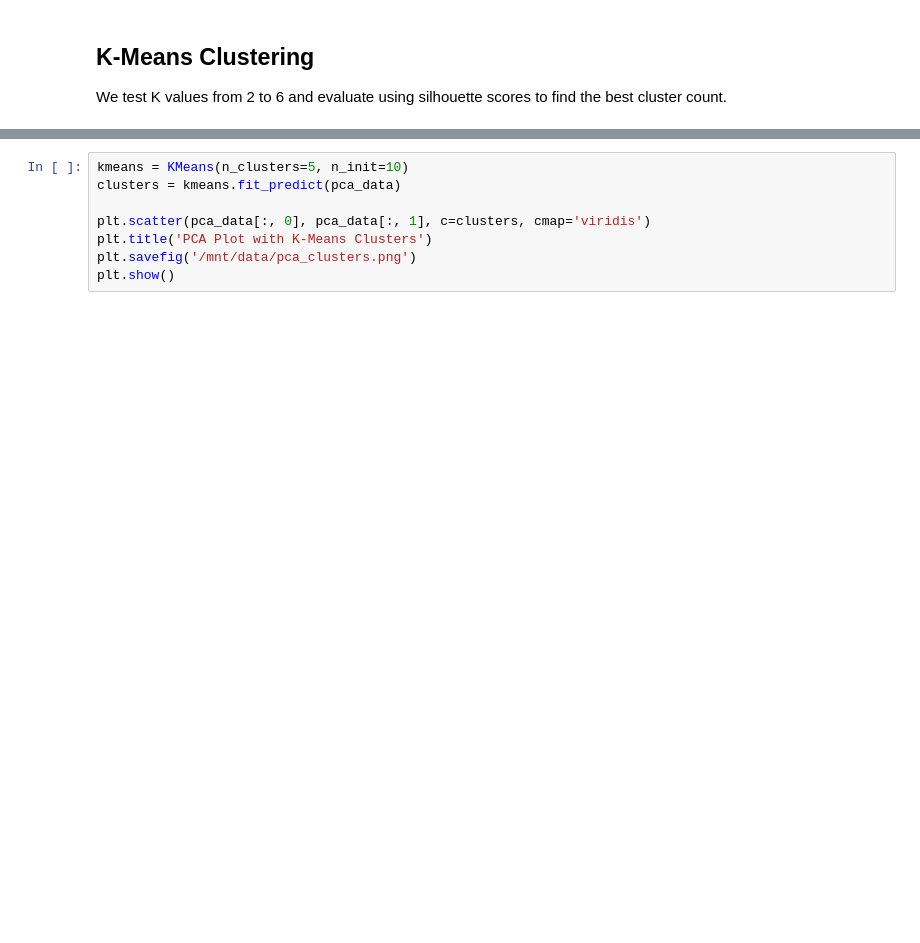
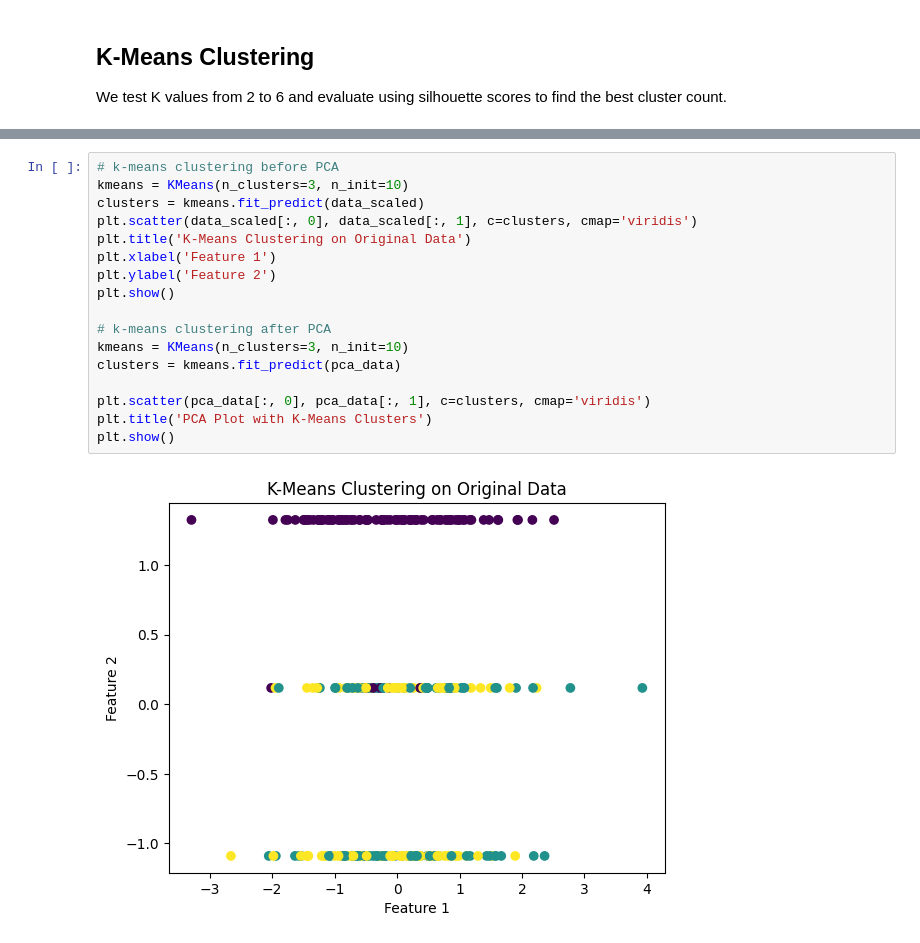
Before and after one commit to ACastel21/MGT-665-LAB3, a Jupyter notebook: MGT 665 Castel Andrey Lab 3 CODE.ipynb, the cells around one changed output, grey strips where cells are left out. Drawn from its saved outputs; the diff is of its cells as text; blank space fills up the shorter version.

```diff
--- a/MGT 665 Castel Andrey Lab 3 CODE.ipynb
+++ b/MGT 665 Castel Andrey Lab 3 CODE.ipynb
@@ -80,8 +182,19 @@ plt.show()
 # %%
-kmeans = KMeans(n_clusters=5, n_init=10)
+# k-means clustering before PCA
+kmeans = KMeans(n_clusters=3, n_init=10)
+clusters = kmeans.fit_predict(data_scaled)
+plt.scatter(data_scaled[:, 0], data_scaled[:, 1], c=clusters, cmap='viridis')
+plt.title('K-Means Clustering on Original Data')
+plt.xlabel('Feature 1')
+plt.ylabel('Feature 2')
+plt.show()
+
+# k-means clustering after PCA
+kmeans = KMeans(n_clusters=3, n_init=10)
 clusters = kmeans.fit_predict(pca_data)
 
 plt.scatter(pca_data[:, 0], pca_data[:, 1], c=clusters, cmap='viridis')
 plt.title('PCA Plot with K-Means Clusters')
-plt.savefig('/mnt/data/pca_clusters.png')
 plt.show()
+# %% [output]
+[figure, added]
```
Also changed, not shown: parts of 16 cells of this notebook, 1 other file.
